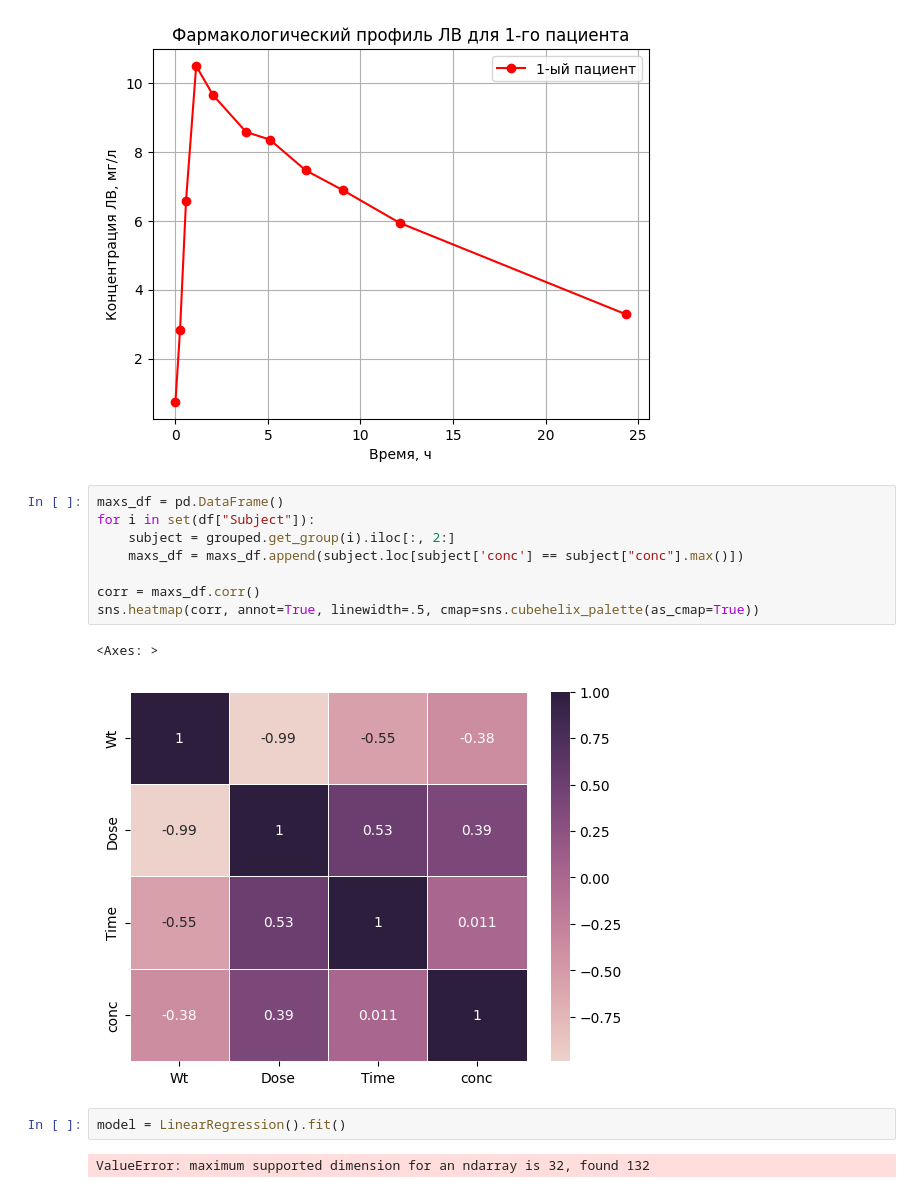
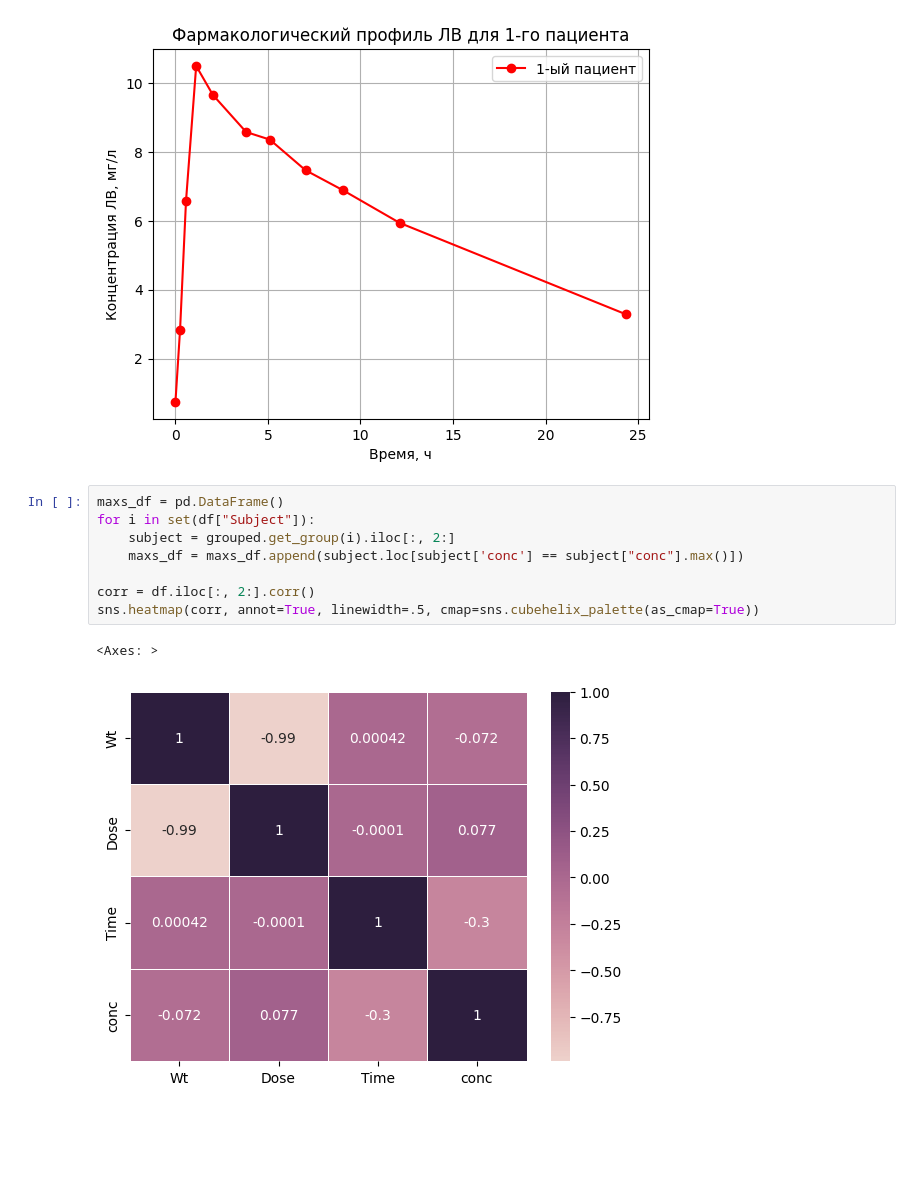
Before and after one commit to hdr3d/regression-analysis-Theophylline, a Jupyter notebook: linear.ipynb, the cells around one changed output. Cells and saved outputs as stored; diff of their text form; blank space fills up the shorter version.

```diff
--- a/linear.ipynb
+++ b/linear.ipynb
@@ -70,15 +70,11 @@ plt.legend(['1-ый пациент'])
 # %%
 maxs_df = pd.DataFrame()
 for i in set(df["Subject"]):
     subject = grouped.get_group(i).iloc[:, 2:]
     maxs_df = maxs_df.append(subject.loc[subject['conc'] == subject["conc"].max()])
 
-corr = maxs_df.corr()
+corr = df.iloc[:, 2:].corr()
 sns.heatmap(corr, annot=True, linewidth=.5, cmap=sns.cubehelix_palette(as_cmap=True))
 # %% [output]
 <Axes: >
-[figure, old version]
+[figure, new version]
-# %%
-model = LinearRegression().fit()
-# %% [output]
-ValueError: maximum supported dimension for an ndarray is 32, found 132
```
Also changed, not shown: parts of 5 cells of this notebook, 1 other file.
